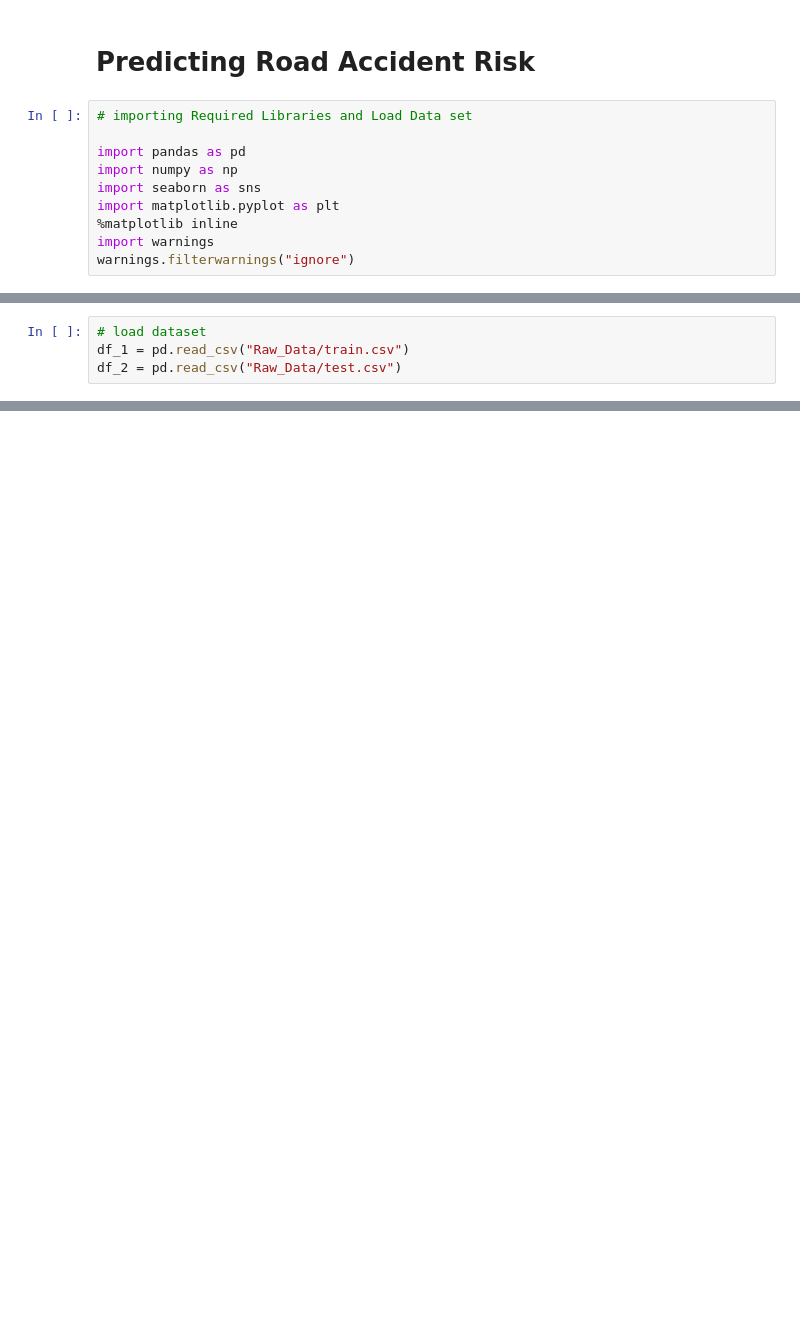
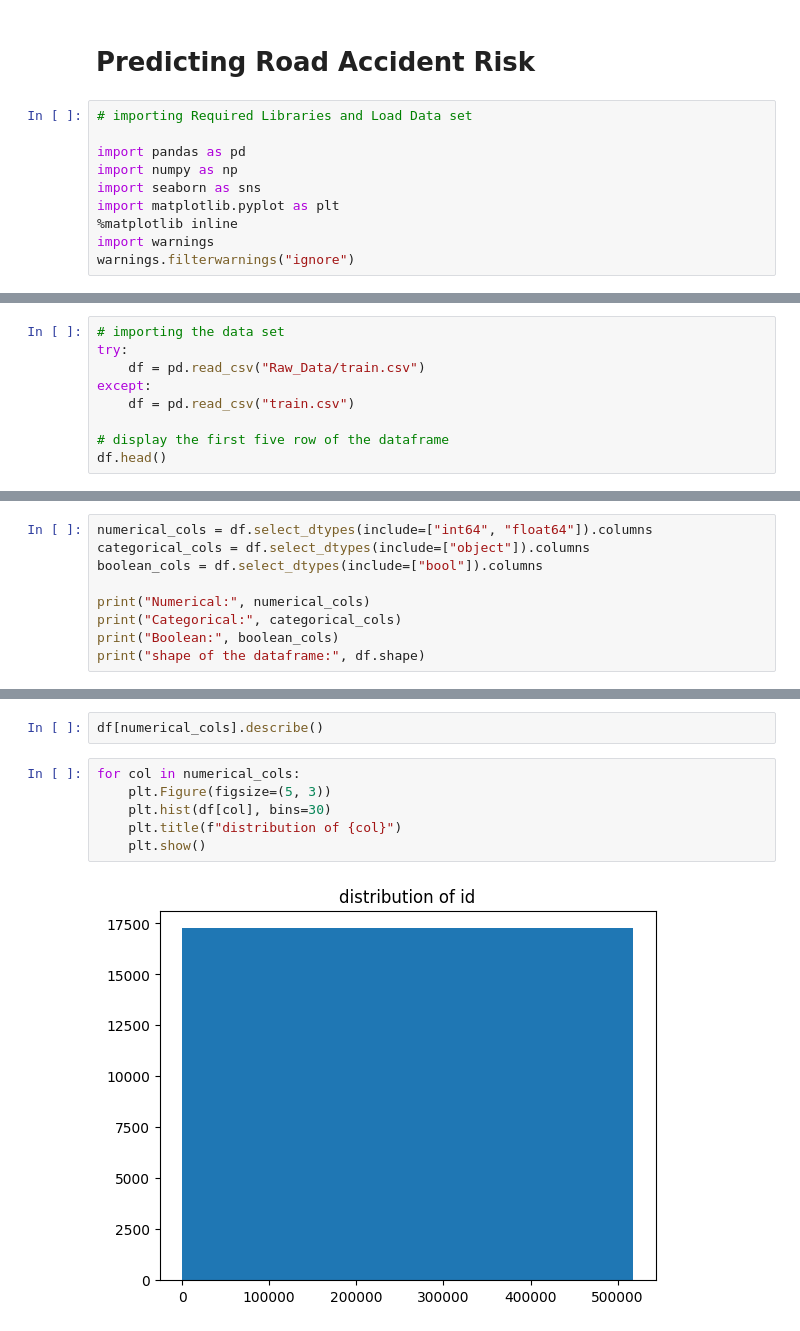
Before and after one commit to christopher-christain/Predicting-Road-Accident-Risk, a Jupyter notebook: Notebooks/EDA.ipynb, the cells around one changed output, grey strips where cells are left out. Cells and saved outputs as stored; diff of their text form; blank space fills up the shorter version.

```diff
--- a/Notebooks/EDA.ipynb
+++ b/Notebooks/EDA.ipynb
@@ -13,4 +15,9 @@ warnings.filterwarnings("ignore")
 # %%
-# load dataset
-df_1 = pd.read_csv("Raw_Data/train.csv")
-df_2 = pd.read_csv("Raw_Data/test.csv")
+# importing the data set
+try:
+    df = pd.read_csv("Raw_Data/train.csv")
+except:
+    df = pd.read_csv("train.csv")
+
+# display the first five row of the dataframe
+df.head()
@@ -34,0 +29,9 @@ df_2.head()
+# %%
+numerical_cols = df.select_dtypes(include=["int64", "float64"]).columns
+categorical_cols = df.select_dtypes(include=["object"]).columns
+boolean_cols = df.select_dtypes(include=["bool"]).columns
+
+print("Numerical:", numerical_cols)
+print("Categorical:", categorical_cols)
+print("Boolean:", boolean_cols)
+print("shape of the dataframe:", df.shape)
@@ -34,0 +45,10 @@ df_2.head()
+# %%
+df[numerical_cols].describe()
+# %%
+for col in numerical_cols:
+    plt.Figure(figsize=(5, 3))
+    plt.hist(df[col], bins=30)
+    plt.title(f"distribution of {col}")
+    plt.show()
+# %% [output]
+[figure, added]
```
Also changed, not shown: parts of 13 cells of this notebook, 2 other files.
